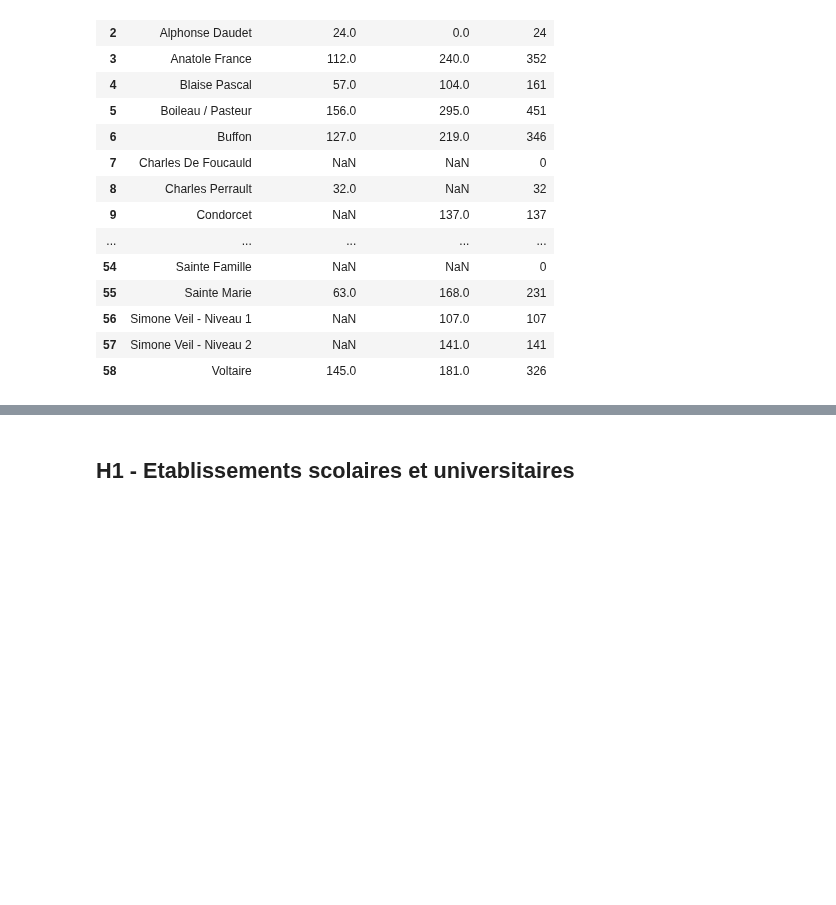
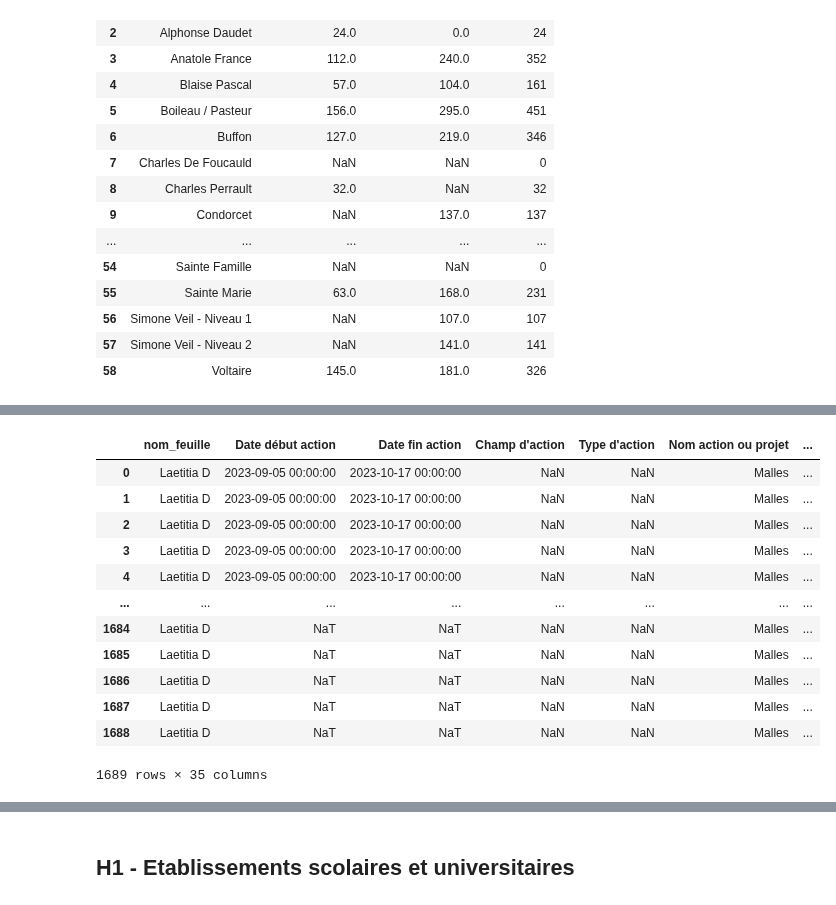
Before and after one commit to medrbx/kibini2, a Jupyter notebook: kibini/notebook_sll.ipynb, the cells around one changed output, grey strips where cells are left out. Cells and saved outputs as stored; diff of their text form; code cells hidden in the pictures; blank space fills up the shorter version.

```diff
--- a/kibini/notebook_sll.ipynb
+++ b/kibini/notebook_sll.ipynb
@@ -1058,0 +1077,33 @@ effectifs_scolaires
+# %%
+aecs_coll_merged = aecs_coll.merge(effectifs_scolaires,left_on="Nom d'équipement",right_on="Nom",how="left")
+# %%
+# Calcule des publics touchés
+
+effectif_moyen_classe = 25
+
+
+# Si au moins 1 action MARM : Compter l'effectif Total Maternlle
+aecs_coll_merged.loc[aecs_coll_merged['Total_actions_MARM']>0,['Nb enfants touchés']] = aecs_coll_merged['Total Maternelle']
+
+# Si au moins 1 action BCD : Compter l'effectif total Ecole
+aecs_coll_merged.loc[aecs_coll_merged['Total_actions_BCD']>0,['Nb enfants touchés']] = aecs_coll_merged['Total Ecole']
+
+# Aucune action MARM ou BCD : Estimation = Nb emprunteurs distincts x Moyenne d'une classe
+aecs_coll_merged.loc[(aecs_coll_merged['Total_actions_MARM']==0)&
+            (aecs_coll_merged['Total_actions_BCD']==0),['Nb enfants touchés']] = aecs_coll_merged['Total_emprunteurs_distincts'] * effectif_moyen_classe
+
+aecs_coll_merged
+# %% [output]
+|  | nom_feuille | Date début action | Date fin action | Champ d'action | Type d'action | Nom action ou projet | ... |
+| 0 | Laetitia D | 2023-09-05 00:00:00 | 2023-10-17 00:00:00 | NaN | NaN | Malles | ... |
+| 1 | Laetitia D | 2023-09-05 00:00:00 | 2023-10-17 00:00:00 | NaN | NaN | Malles | ... |
+| 2 | Laetitia D | 2023-09-05 00:00:00 | 2023-10-17 00:00:00 | NaN | NaN | Malles | ... |
+| 3 | Laetitia D | 2023-09-05 00:00:00 | 2023-10-17 00:00:00 | NaN | NaN | Malles | ... |
+| 4 | Laetitia D | 2023-09-05 00:00:00 | 2023-10-17 00:00:00 | NaN | NaN | Malles | ... |
+| ... | ... | ... | ... | ... | ... | ... | ... |
+| 1684 | Laetitia D | NaT | NaT | NaN | NaN | Malles | ... |
+| 1685 | Laetitia D | NaT | NaT | NaN | NaN | Malles | ... |
+| 1686 | Laetitia D | NaT | NaT | NaN | NaN | Malles | ... |
+| 1687 | Laetitia D | NaT | NaT | NaN | NaN | Malles | ... |
+| 1688 | Laetitia D | NaT | NaT | NaN | NaN | Malles | ... |
+1689 rows × 35 columns
```
Also changed, not shown: parts of 38 cells of this notebook, 5 other files.
